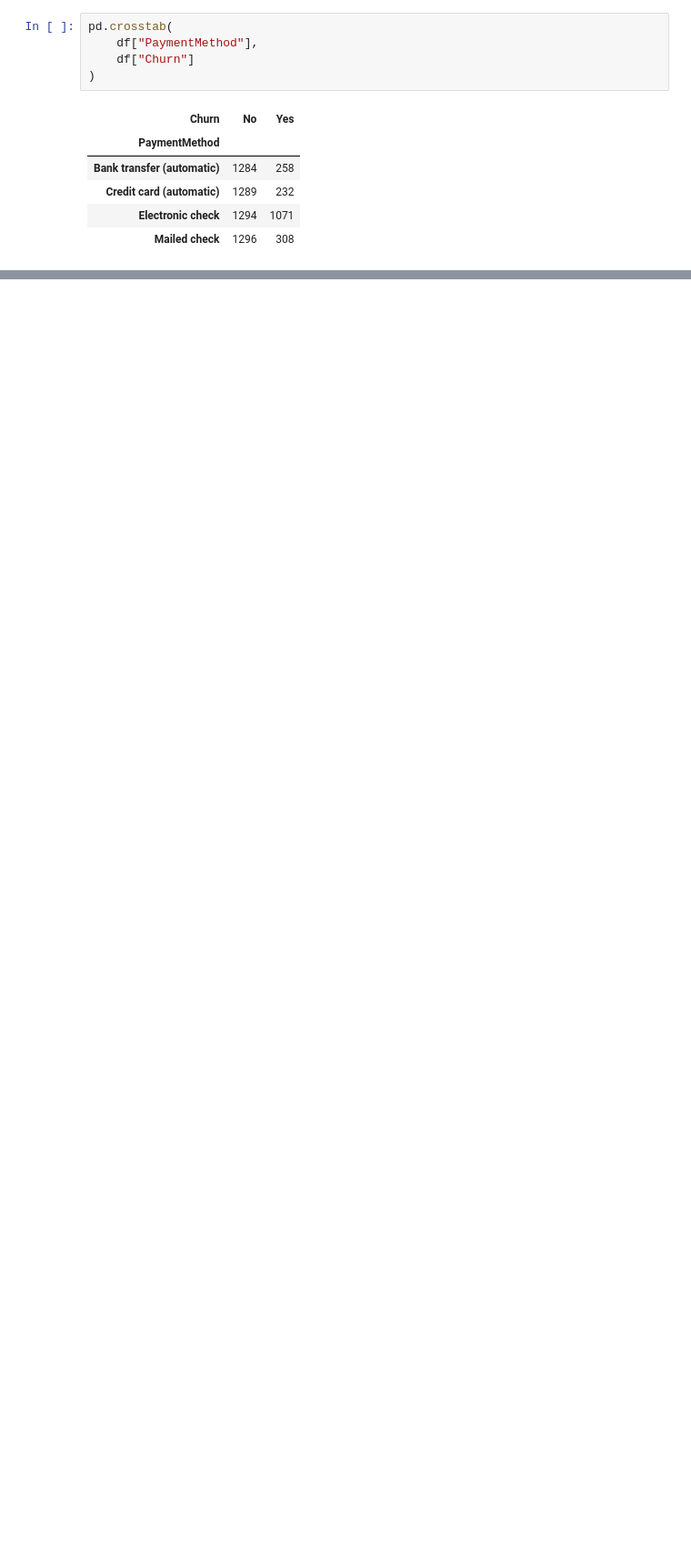
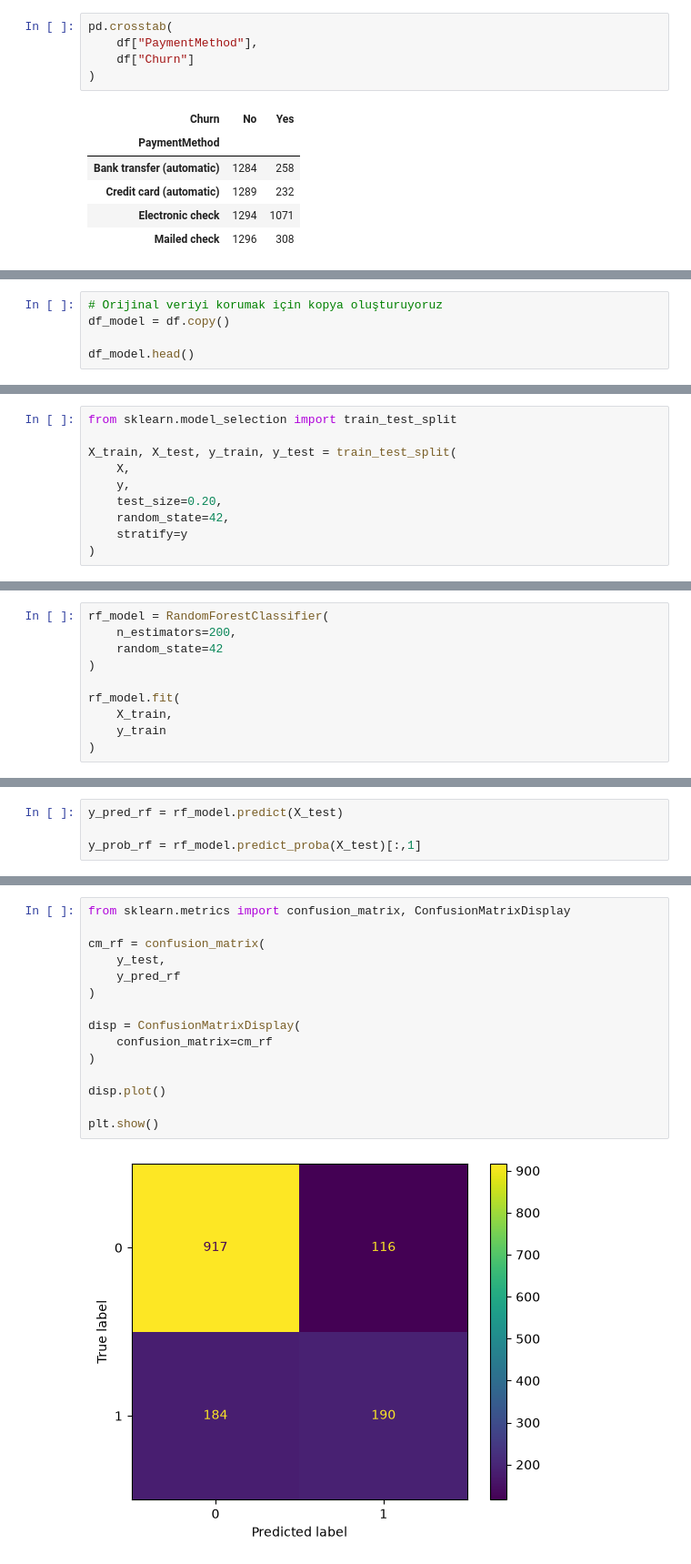
Before and after one commit to YandY78/butunleme-projesi-muhammed_beraa_erdem, a Jupyter notebook: notebooks/01_Data_Exploration.ipynb, the cells around one changed output, grey strips where cells are left out. Shown at 91% size. Drawn from its saved outputs; the diff is of its cells as text; blank space fills up the shorter version.

```diff
--- a/notebooks/01_Data_Exploration.ipynb
+++ b/notebooks/01_Data_Exploration.ipynb
@@ -482,0 +485,5 @@ plt.show()
+# %%
+# Orijinal veriyi korumak için kopya oluşturuyoruz
+df_model = df.copy()
+
+df_model.head()
@@ -482,0 +558,10 @@ plt.show()
+# %%
+from sklearn.model_selection import train_test_split
+
+X_train, X_test, y_train, y_test = train_test_split(
+    X,
+    y,
+    test_size=0.20,
+    random_state=42,
+    stratify=y
+)
@@ -482,0 +699,10 @@ plt.show()
+# %%
+rf_model = RandomForestClassifier(
+    n_estimators=200,
+    random_state=42
+)
+
+rf_model.fit(
+    X_train,
+    y_train
+)
@@ -482,0 +711,4 @@ plt.show()
+# %%
+y_pred_rf = rf_model.predict(X_test)
+
+y_prob_rf = rf_model.predict_proba(X_test)[:,1]
@@ -482,0 +753,17 @@ plt.show()
+# %%
+from sklearn.metrics import confusion_matrix, ConfusionMatrixDisplay
+
+cm_rf = confusion_matrix(
+    y_test,
+    y_pred_rf
+)
+
+disp = ConfusionMatrixDisplay(
+    confusion_matrix=cm_rf
+)
+
+disp.plot()
+
+plt.show()
+# %% [output]
+[figure, added]
```
Also changed, not shown: parts of 33 cells of this notebook.
